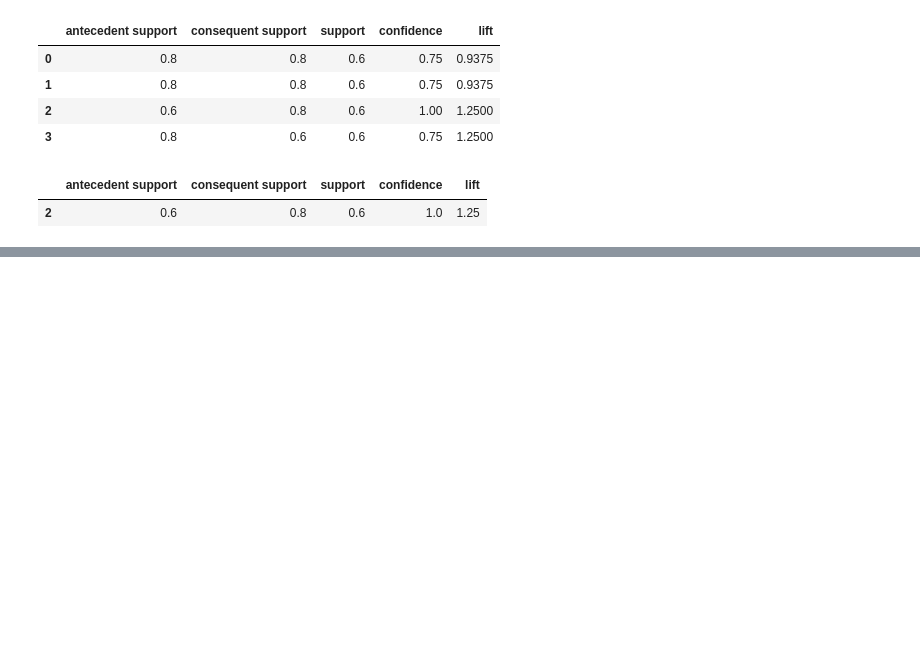
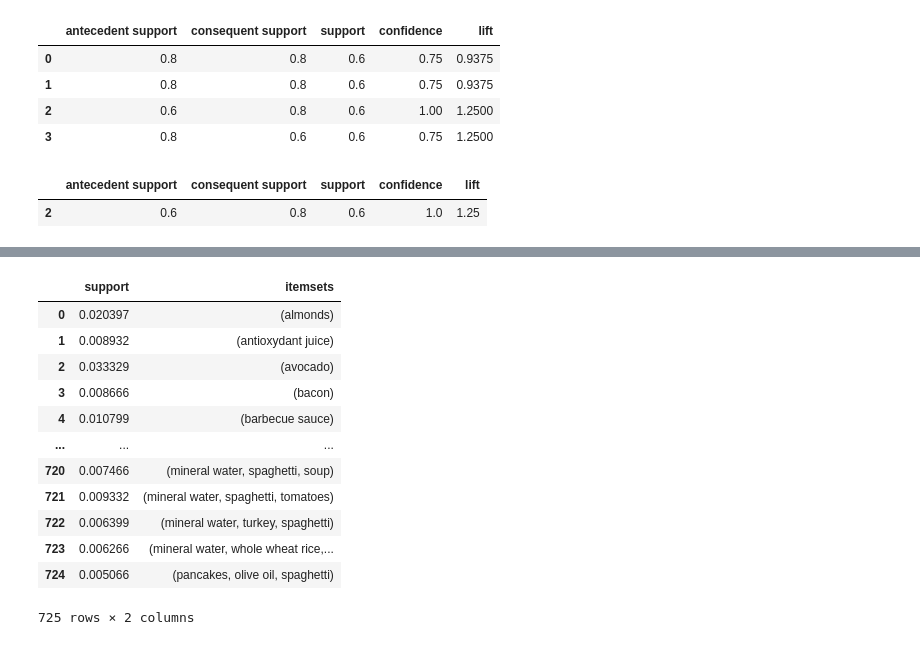
Before and after one commit to mourad-ezzerrifi/ASSOCIATION-CHECKPOINT, a Jupyter notebook: ASSOCIATION CHECKPOINT.ipynb, the cells around one changed output, grey strips where cells are left out. Cells and saved outputs as stored; diff of their text form; code cells hidden in the pictures; blank space fills up the shorter version.

```diff
--- a/ASSOCIATION CHECKPOINT.ipynb
+++ b/ASSOCIATION CHECKPOINT.ipynb
@@ -201,0 +110,18 @@ RUS2
+# %%
+from mlxtend.frequent_patterns import apriori
+frequent_itemese = apriori(df2, min_support=0.005, use_colnames=True)
+frequent_itemese
+# %% [output]
+|  | support | itemsets |
+| 0 | 0.020397 | (almonds) |
+| 1 | 0.008932 | (antioxydant juice) |
+| 2 | 0.033329 | (avocado) |
+| 3 | 0.008666 | (bacon) |
+| 4 | 0.010799 | (barbecue sauce) |
+| ... | ... | ... |
+| 720 | 0.007466 | (mineral water, spaghetti, soup) |
+| 721 | 0.009332 | (mineral water, spaghetti, tomatoes) |
+| 722 | 0.006399 | (mineral water, turkey, spaghetti) |
+| 723 | 0.006266 | (mineral water, whole wheat rice,... |
+| 724 | 0.005066 | (pancakes, olive oil, spaghetti) |
+725 rows × 2 columns
```
Also changed, not shown: parts of 13 cells of this notebook.
